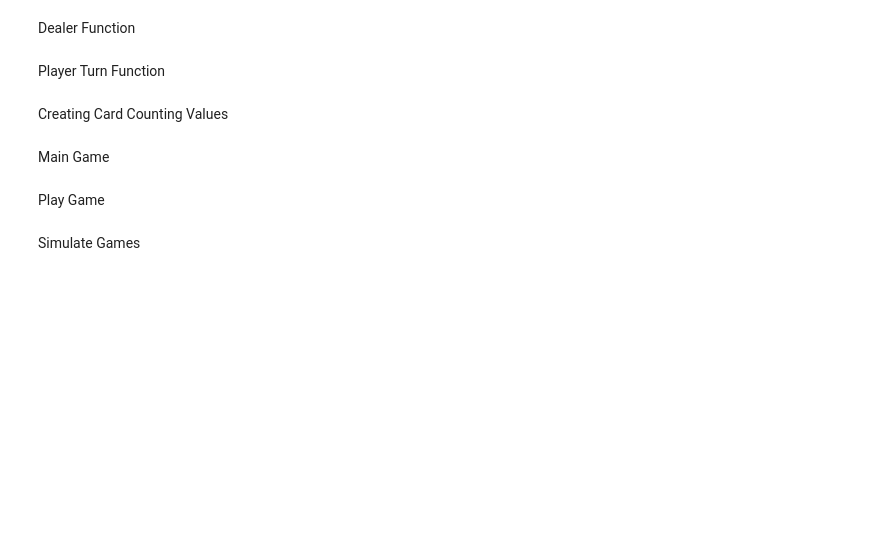
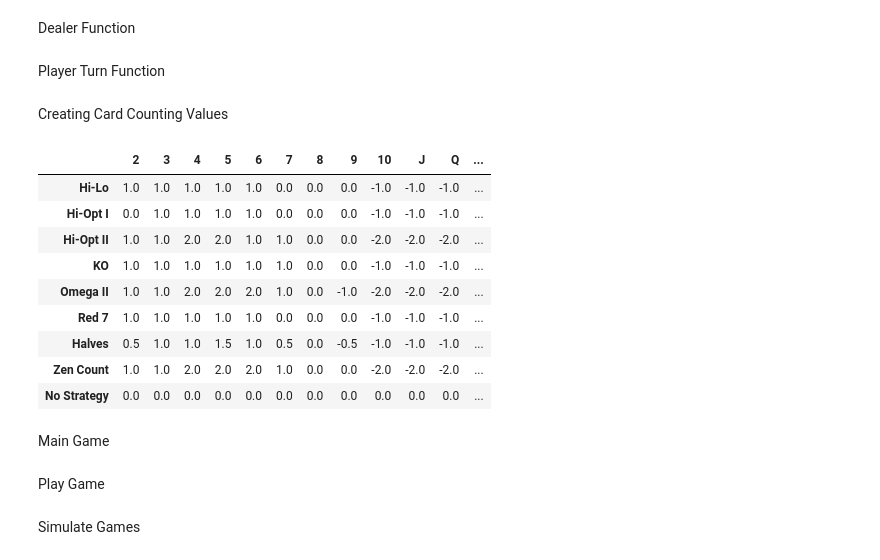
Before and after one commit to porterry/Blackjack, a Jupyter notebook: Counting Cards.ipynb, the cells around one changed output. Saved outputs shown, nothing was run; the diff lists cells and outputs as text; code cells hidden in the pictures; blank space fills up the shorter version.

```diff
--- a/Counting Cards.ipynb
+++ b/Counting Cards.ipynb
@@ -155,3 +155,46 @@ def player_move(your_hand, limit, true_cnt, dealer_hand):
             return 'hit'
 # %% [markdown]
 Creating Card Counting Values
+# %%
+import pandas as pd
+# Creating a simple dictionary to start the values
+vals = {'2': 1, '3': 1, '4': 1, '5': 1, '6': 1,
+            '7': 0, '8': 0, '9': 0, '10': -1, 'J': -1,
+            'Q': -1, 'K': -1, 'A': -1, 'A.': -1}
+
+# Converting to a DataFrame
+df = pd.DataFrame(vals, index=[0])
+
+# Adding in values to each row in the DF
+df.loc[len(df), :] = [0,1,1,1,1,0,0,0,-1,-1,-1,-1,0,0]
+df.loc[len(df), :] = [1,1,2,2,1,1,0,0,-2,-2,-2,-2,0,0]
+df.loc[len(df), :] = [1,1,1,1,1,1,0,0,-1,-1,-1,-1,-1,-1]
+df.loc[len(df), :] = [1,1,2,2,2,1,0,-1,-2,-2,-2,-2,0,0]
+df.loc[len(df), :] = [1,1,1,1,1,0,0,0,-1,-1,-1,-1,-1,-1]
+df.loc[len(df), :] = [.5,1,1,1.5,1,.5,0,-.5,-1,-1,-1,-1,-1,-1]
+df.loc[len(df), :] = [1,1,2,2,2,1,0,0,-2,-2,-2,-2,-1,-1]
+df.loc[len(df), :] = [0,0,0,0,0,0,0,0,0,0,0,0,0,0]
+
+# Renaming the index for each row
+df.rename({0: 'Hi-Lo',
+           1: 'Hi-Opt I',
+           2: 'Hi-Opt II',
+           3: 'KO',
+           4: 'Omega II',
+           5: 'Red 7',
+           6: 'Halves',
+           7: 'Zen Count',
+           8: 'No Strategy'}, inplace=True)
+# %%
+df
+# %% [output]
+|  | 2 | 3 | 4 | 5 | 6 | 7 | 8 | 9 | 10 | J | Q | ... |
+| Hi-Lo | 1.0 | 1.0 | 1.0 | 1.0 | 1.0 | 0.0 | 0.0 | 0.0 | -1.0 | -1.0 | -1.0 | ... |
+| Hi-Opt I | 0.0 | 1.0 | 1.0 | 1.0 | 1.0 | 0.0 | 0.0 | 0.0 | -1.0 | -1.0 | -1.0 | ... |
+| Hi-Opt II | 1.0 | 1.0 | 2.0 | 2.0 | 1.0 | 1.0 | 0.0 | 0.0 | -2.0 | -2.0 | -2.0 | ... |
+| KO | 1.0 | 1.0 | 1.0 | 1.0 | 1.0 | 1.0 | 0.0 | 0.0 | -1.0 | -1.0 | -1.0 | ... |
+| Omega II | 1.0 | 1.0 | 2.0 | 2.0 | 2.0 | 1.0 | 0.0 | -1.0 | -2.0 | -2.0 | -2.0 | ... |
+| Red 7 | 1.0 | 1.0 | 1.0 | 1.0 | 1.0 | 0.0 | 0.0 | 0.0 | -1.0 | -1.0 | -1.0 | ... |
+| Halves | 0.5 | 1.0 | 1.0 | 1.5 | 1.0 | 0.5 | 0.0 | -0.5 | -1.0 | -1.0 | -1.0 | ... |
+| Zen Count | 1.0 | 1.0 | 2.0 | 2.0 | 2.0 | 1.0 | 0.0 | 0.0 | -2.0 | -2.0 | -2.0 | ... |
+| No Strategy | 0.0 | 0.0 | 0.0 | 0.0 | 0.0 | 0.0 | 0.0 | 0.0 | 0.0 | 0.0 | 0.0 | ... |
```
Also changed, not shown: parts of 7 cells of this notebook, 5 other files.
